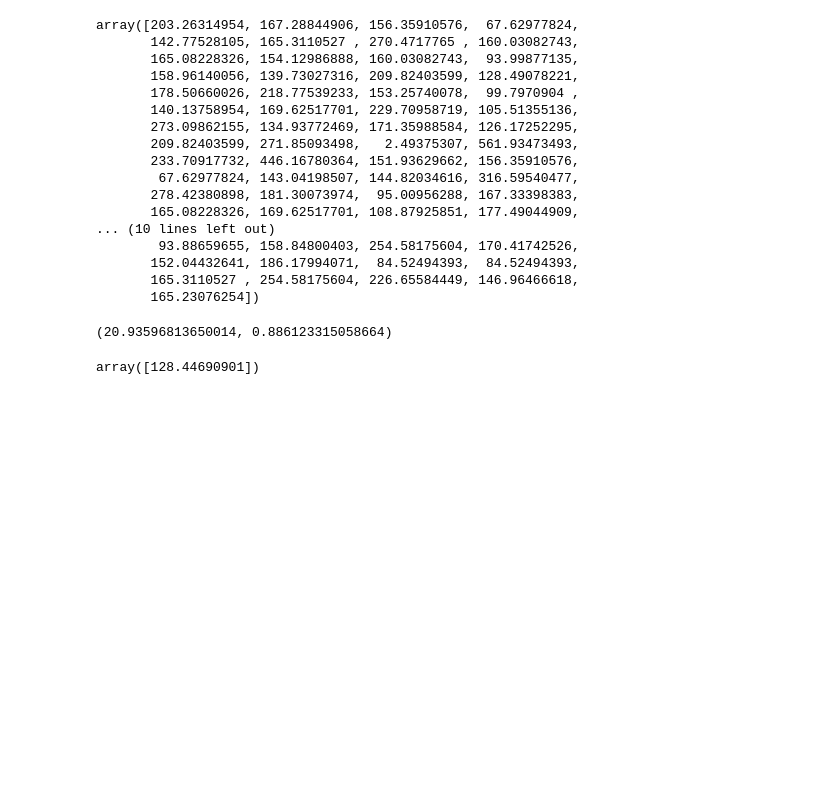
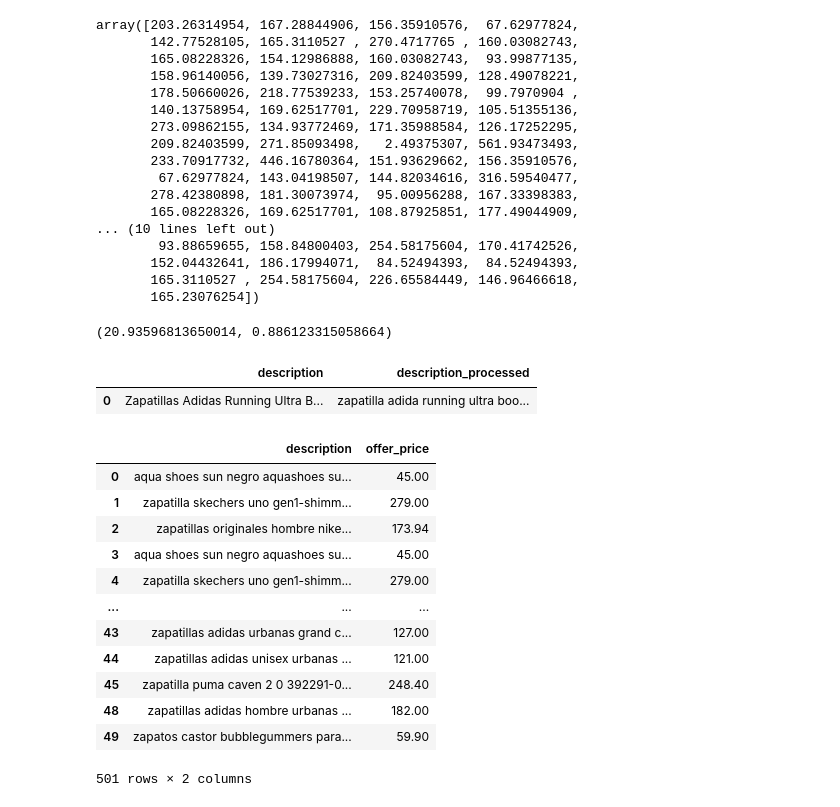
Before and after one commit to aladelca/scrapping-products-ecom, a Jupyter notebook: notebooks/machine_learning.ipynb, the cells around one changed output. Saved outputs shown, nothing was run; the diff lists cells and outputs as text; code cells hidden in the pictures; blank space fills up the shorter version.

```diff
--- a/notebooks/machine_learning.ipynb
+++ b/notebooks/machine_learning.ipynb
@@ -109,6 +122,11 @@ def evaluate_model(model, x_test, y_test):
 evaluate_model(model, x_test_vectorized, y_test)
 # %% [output]
 (20.93596813650014, 0.886123315058664)
+# %%
+df_inference_processed
+# %% [output]
+|  | description | description_processed |
+| 0 | Zapatillas Adidas Running Ultra B... | zapatilla adida running ultra boo... |
 # %%
 texto = "Zapatillas Adidas Running Ultra Boost 20 para niño"
 df_inference = pd.DataFrame({"description": [texto]})
@@ -117,6 +135,20 @@ df_inference_processed = TextProcessingStep().execute(df_inference)
 
 df_inference_vectorized = feature_extraction_step.execute(df_inference_processed, "description_processed", "inference")
 
-model.predict(df_inference_vectorized)
+#model.predict(df_inference_vectorized)
-# %% [output]
-array([128.44690901])
+# %%
+df_preprocessed[["description","offer_price"]]
+# %% [output]
+|  | description | offer_price |
+| 0 | aqua shoes sun negro aquashoes su... | 45.00 |
+| 1 | zapatilla skechers uno gen1-shimm... | 279.00 |
+| 2 | zapatillas originales hombre nike... | 173.94 |
+| 3 | aqua shoes sun negro aquashoes su... | 45.00 |
+| 4 | zapatilla skechers uno gen1-shimm... | 279.00 |
+| ... | ... | ... |
+| 43 | zapatillas adidas urbanas grand c... | 127.00 |
+| 44 | zapatillas adidas unisex urbanas ... | 121.00 |
+| 45 | zapatilla puma caven 2 0 392291-0... | 248.40 |
+| 48 | zapatillas adidas hombre urbanas ... | 182.00 |
+| 49 | zapatos castor bubblegummers para... | 59.90 |
+501 rows × 2 columns
```
Also changed, not shown: parts of 12 cells of this notebook, 32 other files.
